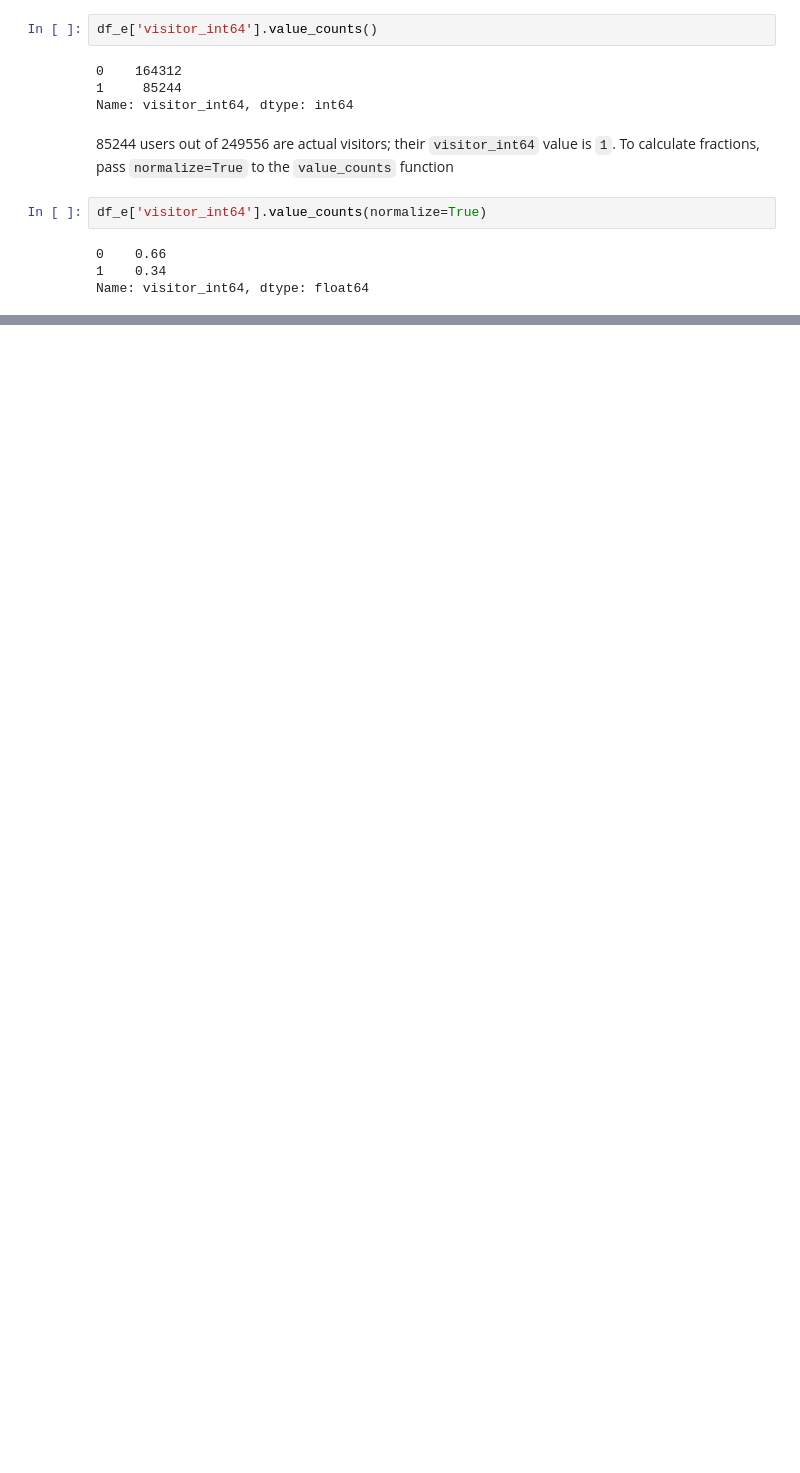
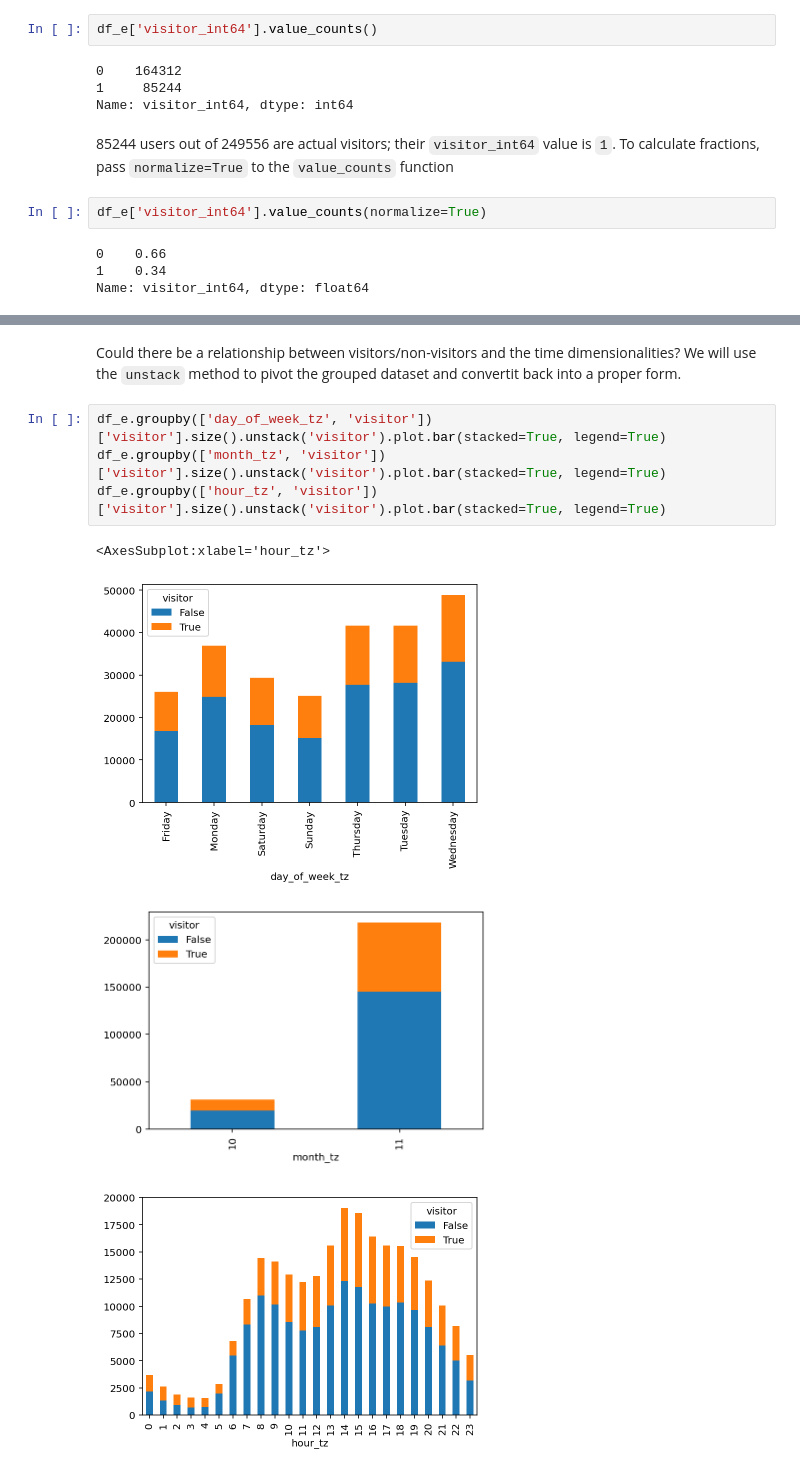
Before and after one commit to RubenAMtz/devf, a Jupyter notebook: main.ipynb, the cells around one changed output, grey strips where cells are left out. Drawn from its saved outputs; the diff is of its cells as text; blank space fills up the shorter version.

```diff
--- a/main.ipynb
+++ b/main.ipynb
@@ -298,0 +167,11 @@ df_e.sort_values(by=["month_tz", "day_tz", "hour_tz"], ascending=[True, True, Tr
+# %% [markdown]
+Could there be a relationship between visitors/non-visitors and the time dimensionalities? We will use the `unstack` method to pivot the grouped dataset and convertit back into a proper form.
+# %%
+df_e.groupby(['day_of_week_tz', 'visitor'])['visitor'].size().unstack('visitor').plot.bar(stacked=True, legend=True)
+df_e.groupby(['month_tz', 'visitor'])['visitor'].size().unstack('visitor').plot.bar(stacked=True, legend=True)
+df_e.groupby(['hour_tz', 'visitor'])['visitor'].size().unstack('visitor').plot.bar(stacked=True, legend=True)
+# %% [output]
+<AxesSubplot:xlabel='hour_tz'>
+[figure, added]
+[figure, added]
+[figure, added]
```
Also changed, not shown: parts of 72 cells of this notebook, 4 other files.
